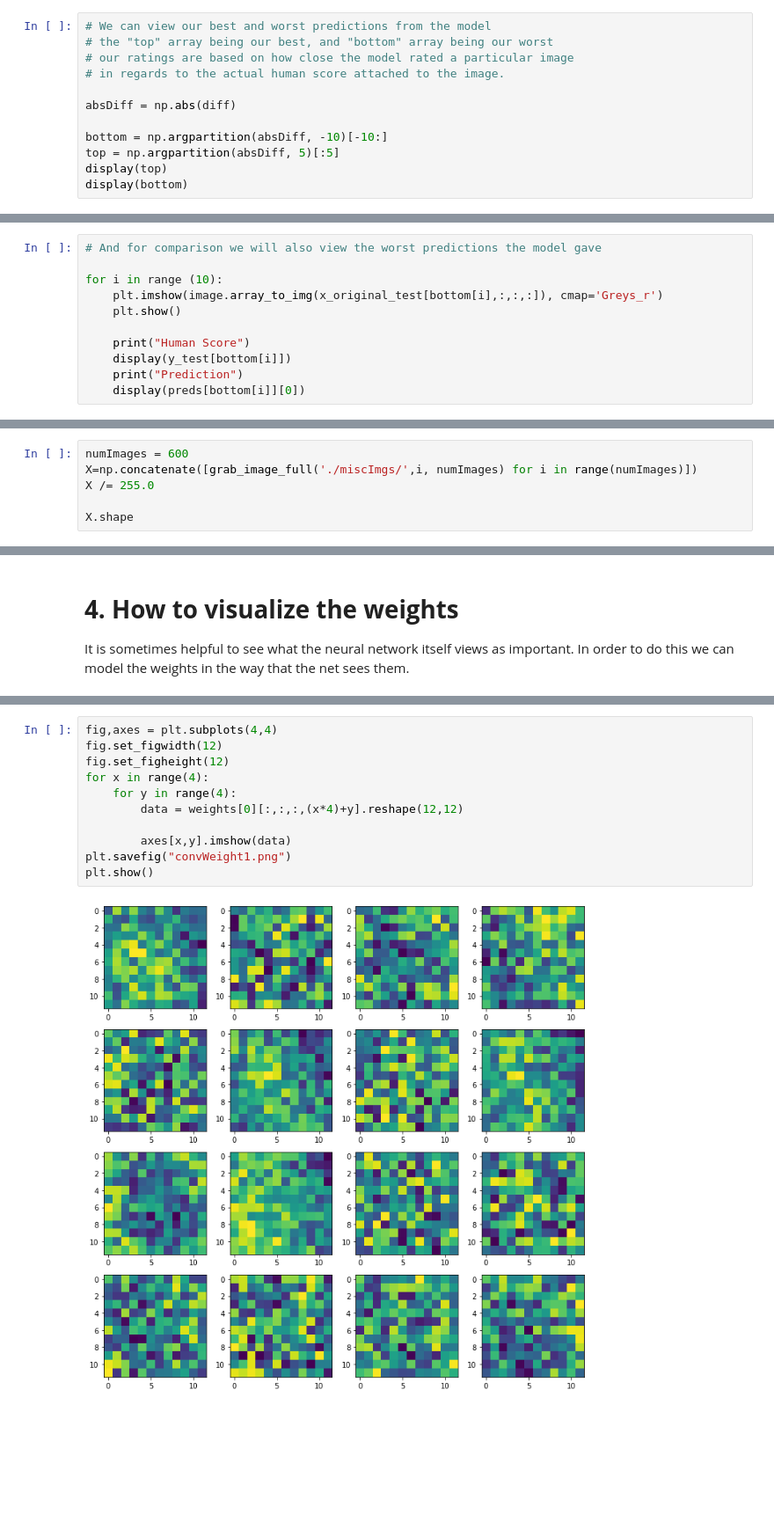
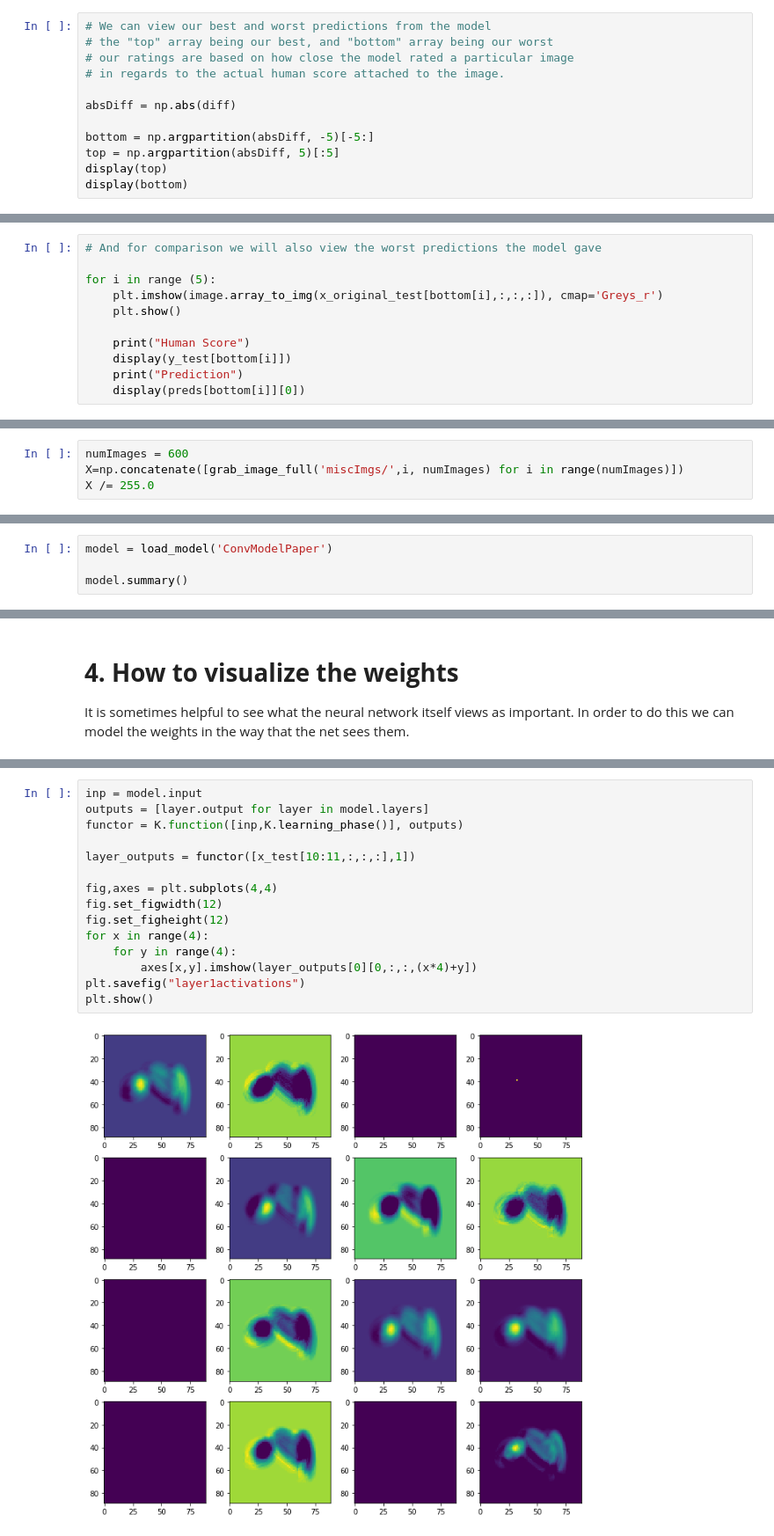
Before and after one commit to CSCI4850/S20-team2-project, a Jupyter notebook: Demo/Demo.ipynb, the cells around one changed output, grey strips where cells are left out. Shown at 88% size. Saved outputs shown, nothing was run; the diff lists cells and outputs as text; blank space fills up the shorter version.

```diff
--- a/Demo/Demo.ipynb
+++ b/Demo/Demo.ipynb
@@ -281,7 +198,7 @@ plt.show()
 
 absDiff = np.abs(diff)
 
-bottom = np.argpartition(absDiff, -10)[-10:]
+bottom = np.argpartition(absDiff, -5)[-5:]
 top = np.argpartition(absDiff, 5)[:5]
 display(top)
 display(bottom)
@@ -318,7 +235,7 @@ Human Score
 # %%
 # And for comparison we will also view the worst predictions the model gave
 
-for i in range (10):
+for i in range (5):
     plt.imshow(image.array_to_img(x_original_test[bottom[i],:,:,:]), cmap='Greys_r')
     plt.show()
 
@@ -348,7 +265,5 @@ With our single layer network we are able to show that the network was able to l
 ##### **Grab images again**
 # %%
 numImages = 600
-X=np.concatenate([grab_image_full('./miscImgs/',i, numImages) for i in range(numImages)])
+X=np.concatenate([grab_image_full('miscImgs/',i, numImages) for i in range(numImages)])
 X /= 255.0
-
-X.shape
@@ -512,0 +316,4 @@ model.save("CurConvModel")
+# %%
+model = load_model('ConvModelPaper')
+
+model.summary()
@@ -685,13 +489,17 @@ weights[0].shape
 # %%
+inp = model.input
+outputs = [layer.output for layer in model.layers]
+functor = K.function([inp,K.learning_phase()], outputs)
+
+layer_outputs = functor([x_test[10:11,:,:,:],1])
+
 fig,axes = plt.subplots(4,4)
 fig.set_figwidth(12)
 fig.set_figheight(12)
 for x in range(4):
     for y in range(4):
-        data = weights[0][:,:,:,(x*4)+y].reshape(12,12)
-
-        axes[x,y].imshow(data)
-plt.savefig("convWeight1.png")
+        axes[x,y].imshow(layer_outputs[0][0,:,:,(x*4)+y])
+plt.savefig("layer1activations")
 plt.show()
 # %% [output]
-[figure, old version]
+[figure, new version]
```
Also changed, not shown: parts of 74 cells of this notebook.
